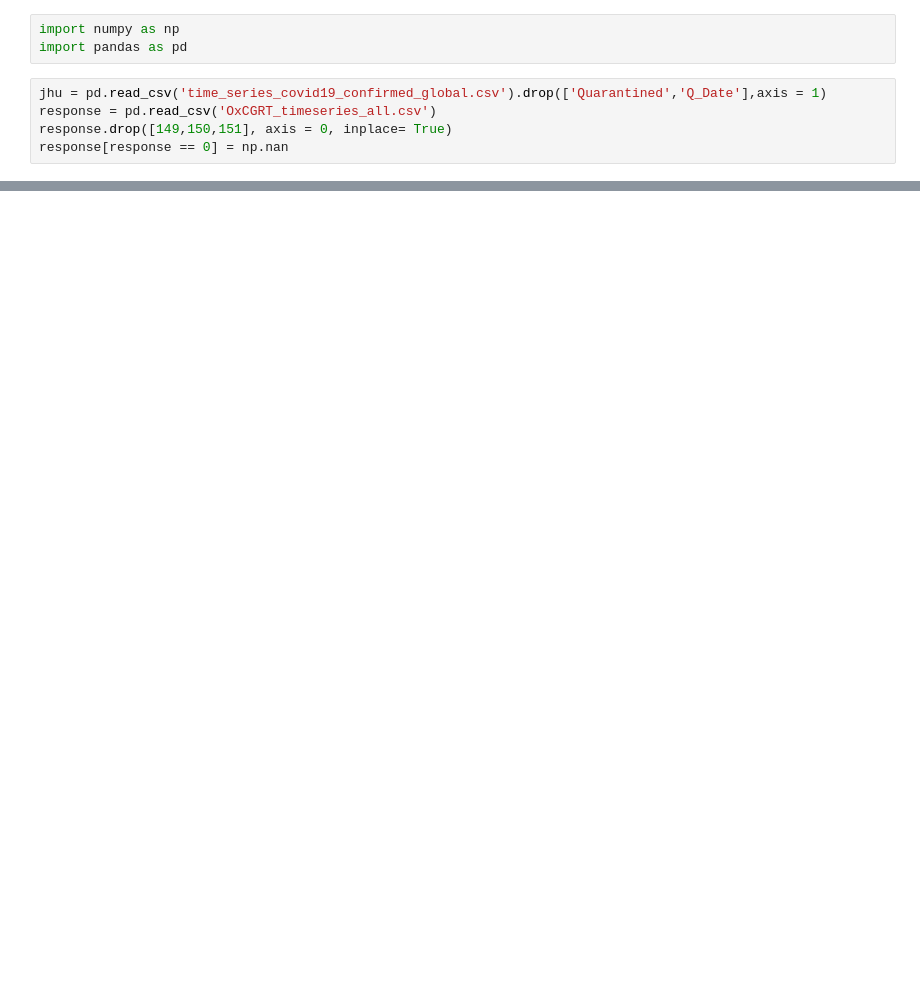
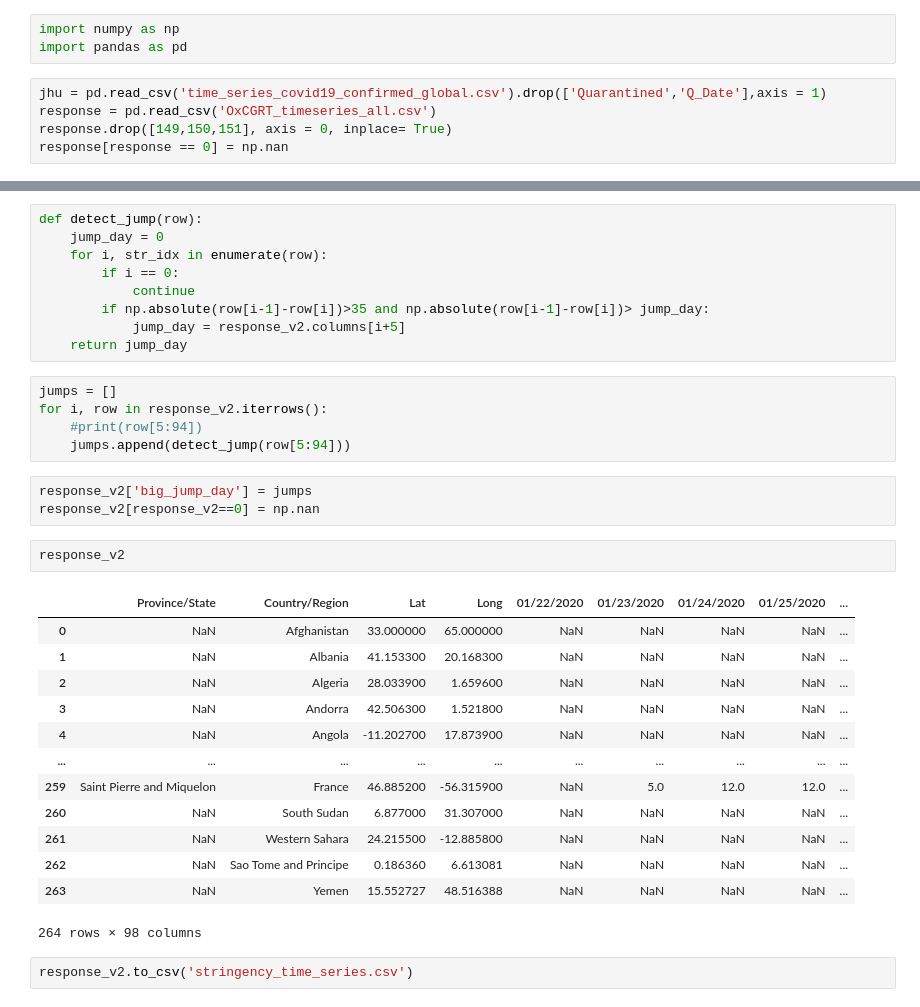
Before and after one commit to lcbeas/covid_track1, a Jupyter notebook: quarantine_preprocess.ipynb, the cells around one changed output, grey strips where cells are left out. Cells and saved outputs as stored; diff of their text form; blank space fills up the shorter version.

```diff
--- a/quarantine_preprocess.ipynb
+++ b/quarantine_preprocess.ipynb
@@ -21,0 +62,35 @@ jhu_v2.to_csv('jhu_w_quarantine_data.csv')
+# %%
+def detect_jump(row):
+    jump_day = 0
+    for i, str_idx in enumerate(row):
+        if i == 0:
+            continue
+        if np.absolute(row[i-1]-row[i])>35 and np.absolute(row[i-1]-row[i])> jump_day:
+            jump_day = response_v2.columns[i+5]
+    return jump_day
+# %%
+jumps = []
+for i, row in response_v2.iterrows():
+    #print(row[5:94])
+    jumps.append(detect_jump(row[5:94]))
+# %%
+response_v2['big_jump_day'] = jumps
+response_v2[response_v2==0] = np.nan
+# %%
+response_v2
+# %% [output]
+|  | Province/State | Country/Region | Lat | Long | 01/22/2020 | 01/23/2020 | 01/24/2020 | 01/25/2020 | ... |
+| 0 | NaN | Afghanistan | 33.000000 | 65.000000 | NaN | NaN | NaN | NaN | ... |
+| 1 | NaN | Albania | 41.153300 | 20.168300 | NaN | NaN | NaN | NaN | ... |
+| 2 | NaN | Algeria | 28.033900 | 1.659600 | NaN | NaN | NaN | NaN | ... |
+| 3 | NaN | Andorra | 42.506300 | 1.521800 | NaN | NaN | NaN | NaN | ... |
+| 4 | NaN | Angola | -11.202700 | 17.873900 | NaN | NaN | NaN | NaN | ... |
+| ... | ... | ... | ... | ... | ... | ... | ... | ... | ... |
+| 259 | Saint Pierre and Miquelon | France | 46.885200 | -56.315900 | NaN | 5.0 | 12.0 | 12.0 | ... |
+| 260 | NaN | South Sudan | 6.877000 | 31.307000 | NaN | NaN | NaN | NaN | ... |
+| 261 | NaN | Western Sahara | 24.215500 | -12.885800 | NaN | NaN | NaN | NaN | ... |
+| 262 | NaN | Sao Tome and Principe | 0.186360 | 6.613081 | NaN | NaN | NaN | NaN | ... |
+| 263 | NaN | Yemen | 15.552727 | 48.516388 | NaN | NaN | NaN | NaN | ... |
+264 rows × 98 columns
+# %%
+response_v2.to_csv('stringency_time_series.csv')
```
Also changed, not shown: parts of 8 cells of this notebook.
